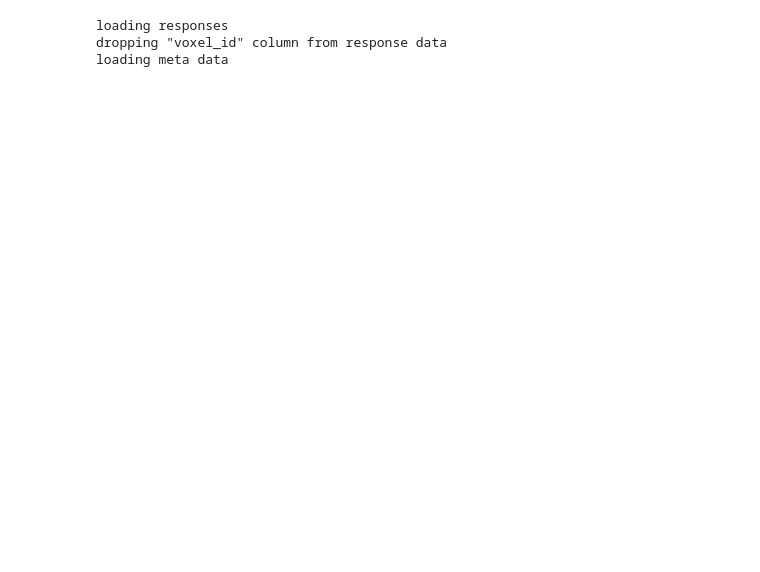
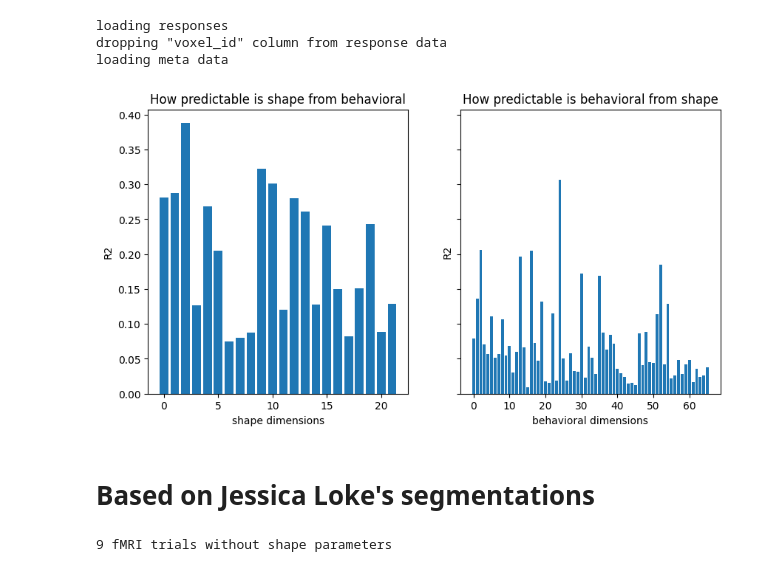
Before and after one commit to ViCCo-Group/dimension_encoding, a Jupyter notebook: notebooks/explore_shape_comparison.ipynb, the cells around one changed output. Drawn from its saved outputs; the diff is of its cells as text; code cells hidden in the pictures; blank space fills up the shorter version.

Commit message:
updated replication code. Includes first prediction accuracy on NSD, and updates B5K replication with possibility for including coco images

```diff
--- a/notebooks/explore_shape_comparison.ipynb
+++ b/notebooks/explore_shape_comparison.ipynb
@@ -15,8 +19,43 @@ dropping "voxel_id" column from response data
 loading meta data
 # %%
 shapecomps, shapecomp_fnames = load_shapecomps()
+# %%
+shapecomp_model_info = make_shape_model(stimdata, shapecomps, shapecomp_fnames)
+X_shape = shapecomp_model_info['design_matrix']
+val_inds = shapecomp_model_info['val_trial_inds']
+# %%
+# load the behavior model
+dim66dir = pjoin(pardir, 'data', '66d')
+stimdata_val = stimdata.iloc[val_inds]
+trials = find_embedding_fmritrials(stimdata_val, dim66dir)
+X_dims = trials.drop(columns=['imagename'], inplace=False).to_numpy()
+# %%
+# How correlated are the two models?
+lr = LinearRegression(n_jobs=10)
+lr.fit(X_dims, X_shape)
+scores_shape = r2_score(X_shape, lr.predict(X_dims), multioutput='raw_values')
+lr.fit(X_shape, X_dims)
+scores_dims = r2_score(X_dims, lr.predict(X_shape), multioutput='raw_values')
+
+modelnames = ['shape', 'behavioral']
+fig, axs = plt.subplots(ncols=2, sharey=True, figsize=(10, 5))
+for i, (a, data, dataname) in enumerate(zip(axs, [scores_shape, scores_dims], modelnames)):
+    a.bar(range(len(data)), data)
+    other_i = i-1
+    a.set_title(f'How predictable is {dataname} from {modelnames[other_i]}')
+    a.set_xlabel(f"{dataname} dimensions")
+    a.set_ylabel('R2')
+plt.show()
+# %% [output]
+[figure, added]
+# %% [markdown]
+# Based on Jessica Loke's segmentations
 # %%
 val_fmri_inds, X_shape = make_shape_model(stimdata, shapecomps, shapecomp_fnames)
+# %%
+print(f"{respdata.shape[1] - val_fmri_inds.shape[0]} fMRI trials without shape parameters")
+# %% [output]
+9 fMRI trials without shape parameters
 # %%
 # filter fMRI trials based on shape model
 y = respdata.to_numpy().T[val_fmri_inds]
```
Also changed, not shown: parts of 3 cells of this notebook, 16 other files.
